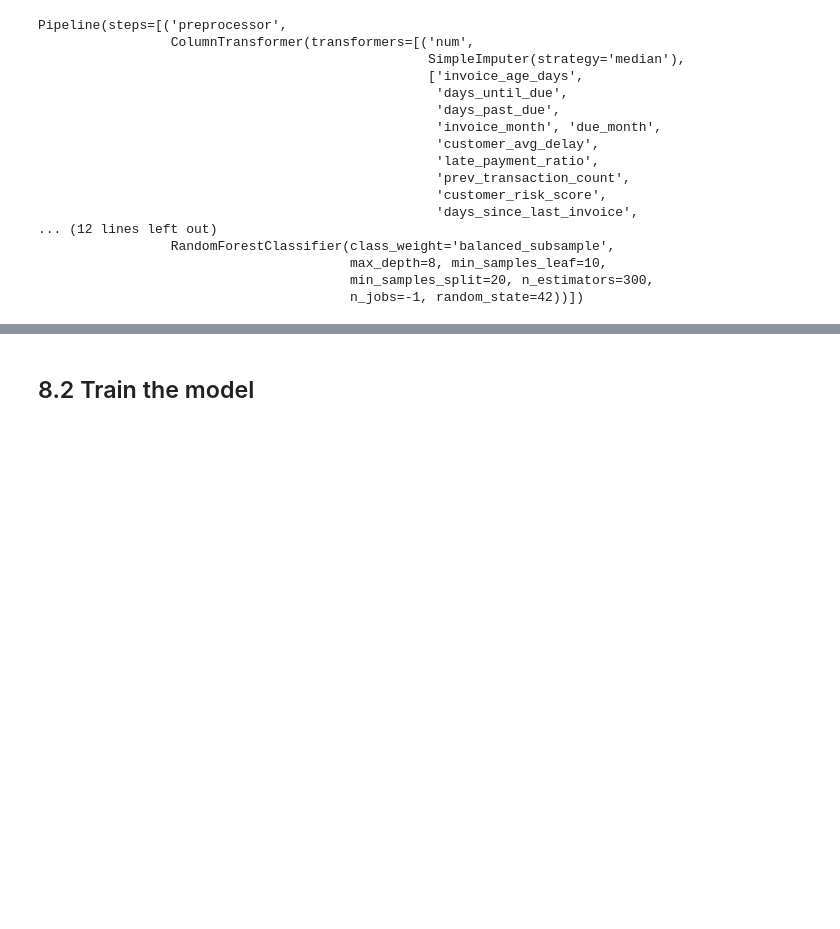
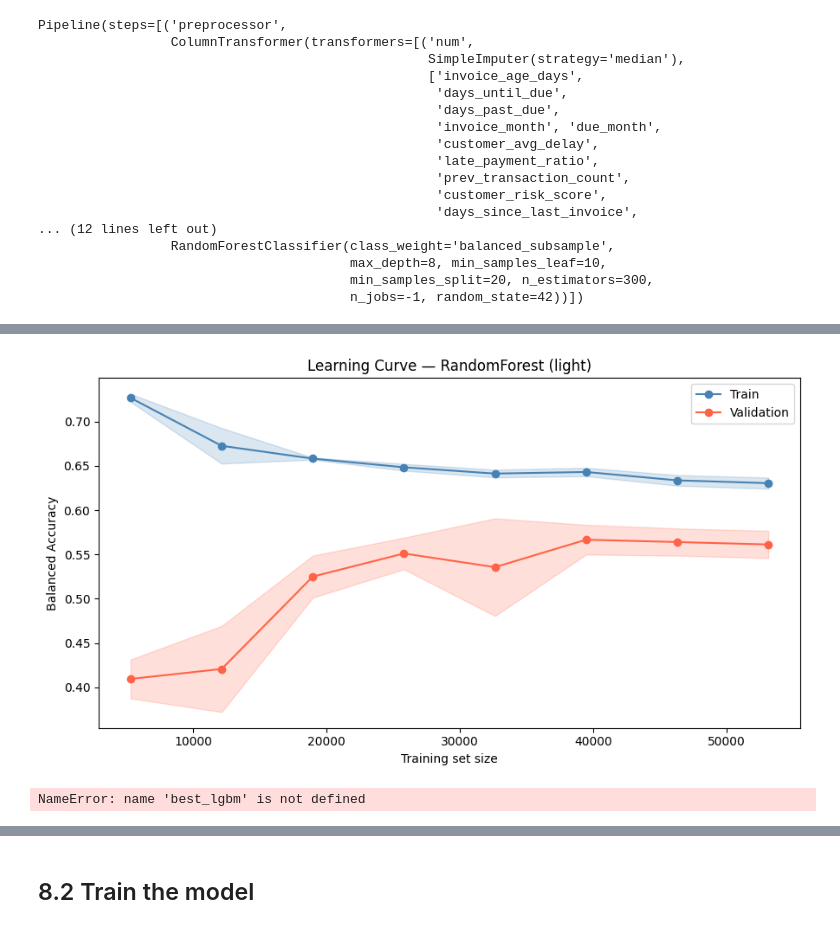
Before and after one commit to EwaltsJ/cf_copilot, a Jupyter notebook: notebooks/baseline_model_sai.ipynb, the cells around one changed output, grey strips where cells are left out. Drawn from its saved outputs; the diff is of its cells as text; code cells hidden in the pictures; blank space fills up the shorter version.

```diff
--- a/notebooks/baseline_model_sai.ipynb
+++ b/notebooks/baseline_model_sai.ipynb
@@ -601,0 +1428,23 @@ Pipeline(steps=[('preprocessor',
+# %%
+# ============================================================
+# STEP 14: SOFT VOTING CLASSIFIER
+# RF, ET, LGBM all use [1..7] labels — safe to combine directly.
+# XGBoost is excluded here because it uses 0-indexed labels.
+# To include XGB, you'd need a label-remapping wrapper.
+# ============================================================
+from sklearn.ensemble import VotingClassifier
+
+voting_clf = VotingClassifier(
+    estimators=[
+        ("rf",   rf_pipeline),
+        ("et",   et_pipeline),
+        #("lgbm", best_lgbm),
+        ("hgb",  hgb_pipeline),
+    ],
+    voting="soft",
+    n_jobs=-1,
+)
+
+voting_clf.fit(X_train, y_train)
+voting_results = evaluate_model("Soft Voting (RF+ET+LGBM+HGB)", voting_clf, X_test, y_test)
+all_results.append(voting_results)
@@ -601,0 +1572,23 @@ Pipeline(steps=[('preprocessor',
+# %%
+# ============================================================
+# STEP 17: LEARNING CURVES
+# Run only on models that showed a large train-test gap.
+# Use a lighter estimator to keep runtime manageable.
+# ============================================================
+
+# Light RF for fast learning curve
+light_rf = Pipeline(steps=[
+    ("preprocessor", preprocessor),
+    ("classifier", RandomForestClassifier(
+        n_estimators=100, max_depth=6,
+        class_weight="balanced", random_state=42, n_jobs=-1,
+    )),
+])
+
+plot_learning_curve("RandomForest (light)", light_rf, X_train, y_train, cv=3)
+
+# If LightGBM ran fast, check it too
+plot_learning_curve("LightGBM (tuned)", best_lgbm, X_train, y_train, cv=3)
+# %% [output]
+[figure, added]
+NameError: name 'best_lgbm' is not defined
```
Also changed, not shown: parts of 30 cells of this notebook.
